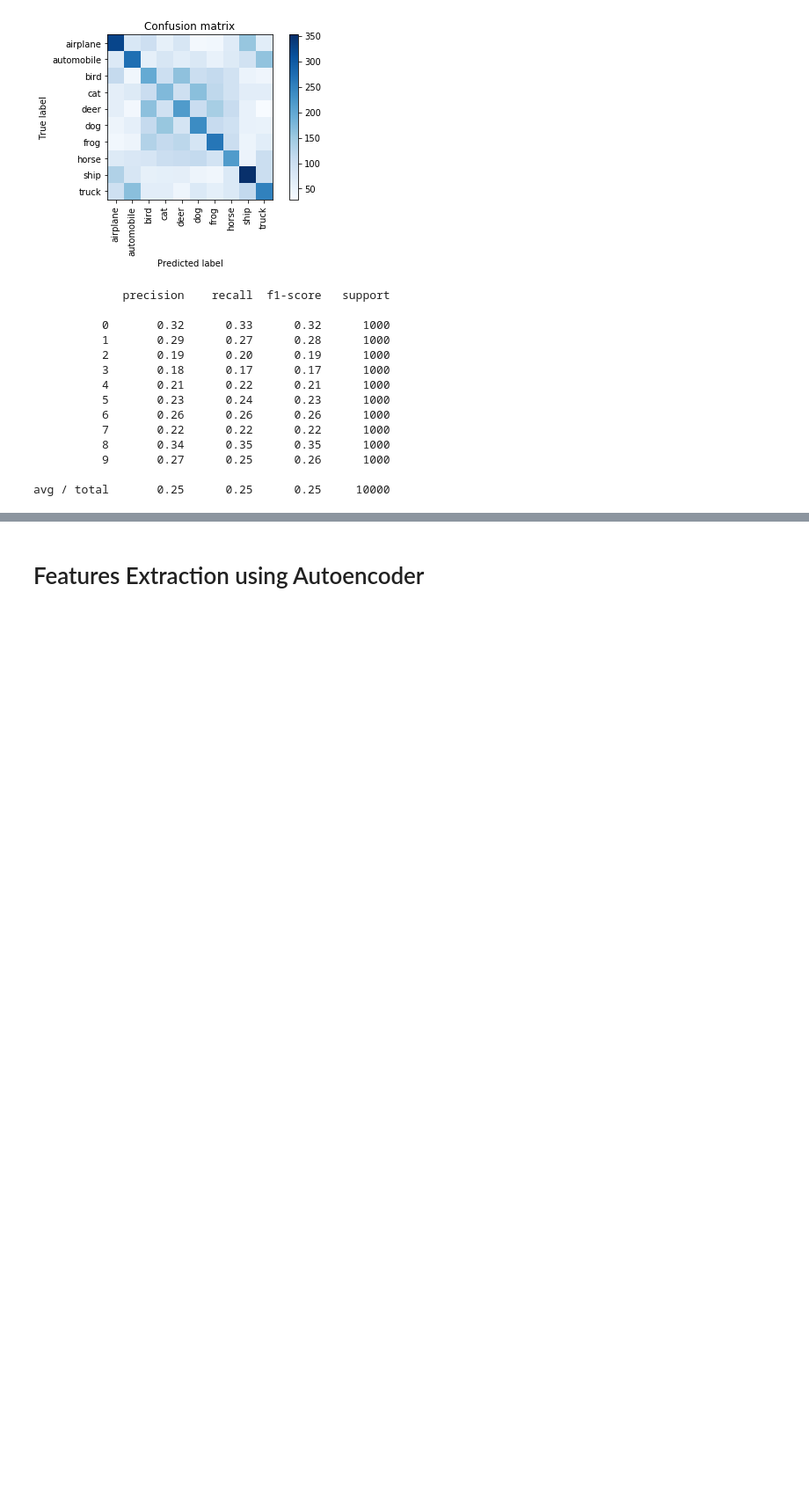
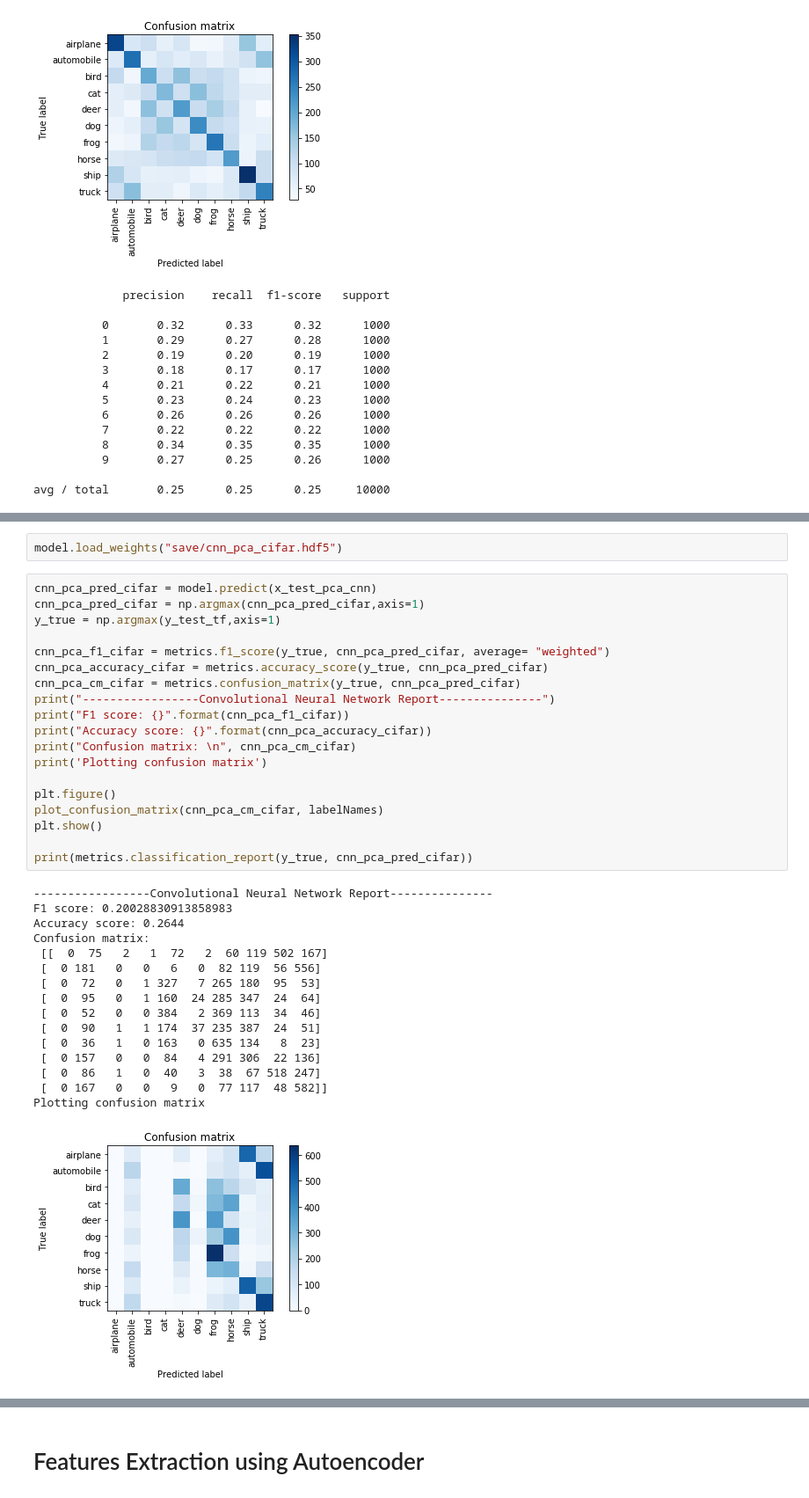
Before and after one commit to hgdangkhoi/Image-Classification-with-Fashion-MNIST-and-CIFAR-10, a Jupyter notebook: Image Classification with Fashion-MNIST and CIFAR-10.ipynb, the cells around one changed output, grey strips where cells are left out. Shown at 88% size. Drawn from its saved outputs; the diff is of its cells as text; blank space fills up the shorter version.

```diff
--- a/Image Classification with Fashion-MNIST and CIFAR-10.ipynb
+++ b/Image Classification with Fashion-MNIST and CIFAR-10.ipynb
@@ -2277,0 +2383,38 @@ avg / total       0.25      0.25      0.25     10000
+# %%
+model.load_weights("save/cnn_pca_cifar.hdf5")
+# %%
+cnn_pca_pred_cifar = model.predict(x_test_pca_cnn)
+cnn_pca_pred_cifar = np.argmax(cnn_pca_pred_cifar,axis=1)
+y_true = np.argmax(y_test_tf,axis=1)
+
+cnn_pca_f1_cifar = metrics.f1_score(y_true, cnn_pca_pred_cifar, average= "weighted")
+cnn_pca_accuracy_cifar = metrics.accuracy_score(y_true, cnn_pca_pred_cifar)
+cnn_pca_cm_cifar = metrics.confusion_matrix(y_true, cnn_pca_pred_cifar)
+print("-----------------Convolutional Neural Network Report---------------")
+print("F1 score: {}".format(cnn_pca_f1_cifar))
+print("Accuracy score: {}".format(cnn_pca_accuracy_cifar))
+print("Confusion matrix: \n", cnn_pca_cm_cifar)
+print('Plotting confusion matrix')
+
+plt.figure()
+plot_confusion_matrix(cnn_pca_cm_cifar, labelNames)
+plt.show()
+
+print(metrics.classification_report(y_true, cnn_pca_pred_cifar))
+# %% [output]
+-----------------Convolutional Neural Network Report---------------
+F1 score: 0.20028830913858983
+Accuracy score: 0.2644
+Confusion matrix:
+ [[  0  75   2   1  72   2  60 119 502 167]
+ [  0 181   0   0   6   0  82 119  56 556]
+ [  0  72   0   1 327   7 265 180  95  53]
+ [  0  95   0   1 160  24 285 347  24  64]
+ [  0  52   0   0 384   2 369 113  34  46]
+ [  0  90   1   1 174  37 235 387  24  51]
+ [  0  36   1   0 163   0 635 134   8  23]
+ [  0 157   0   0  84   4 291 306  22 136]
+ [  0  86   1   0  40   3  38  67 518 247]
+ [  0 167   0   0   9   0  77 117  48 582]]
+Plotting confusion matrix
+[figure, added]
```
Also changed, not shown: parts of 10 cells of this notebook.
